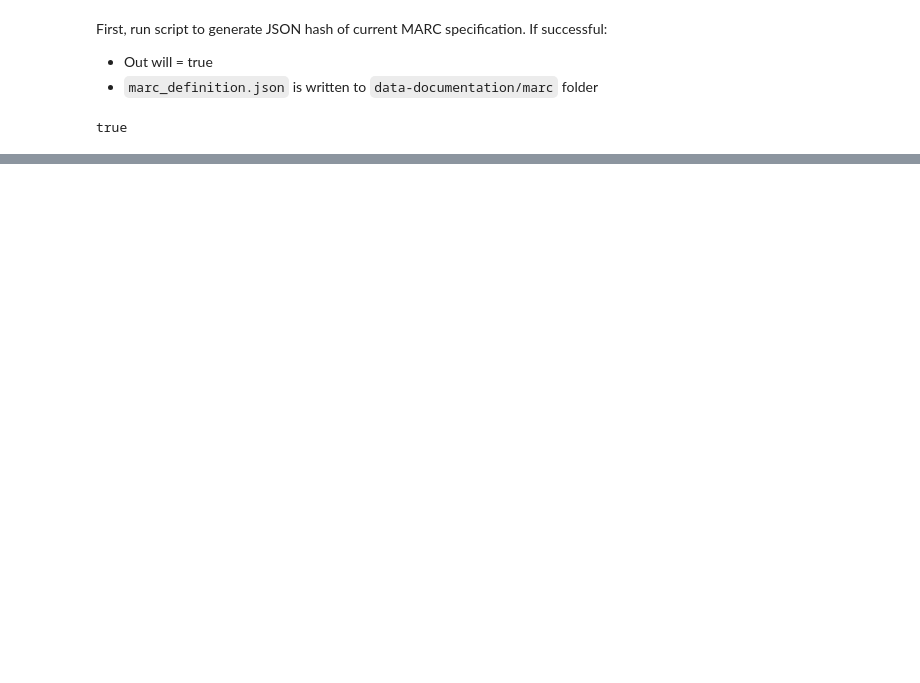
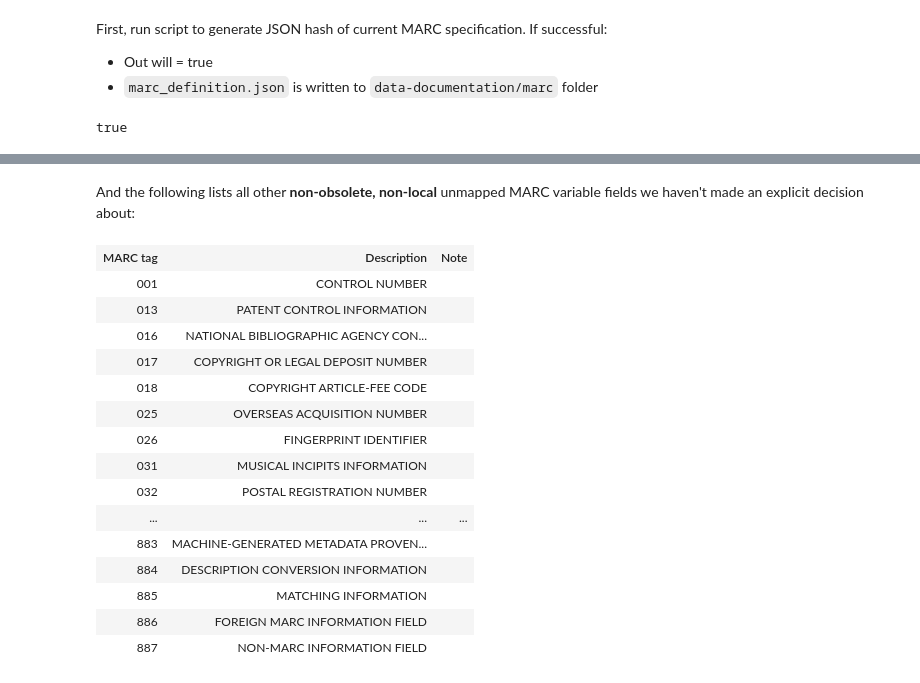
Before and after one commit to trln/data-documentation, a Jupyter notebook: marc/unmapped_marc.ipynb, the cells around one changed output, grey strips where cells are left out. Cells and saved outputs as stored; diff of their text form; code cells hidden in the pictures; blank space fills up the shorter version.

```diff
--- a/marc/unmapped_marc.ipynb
+++ b/marc/unmapped_marc.ipynb
@@ -34,0 +111,46 @@ open('unmapped_marc_subfields.json', 'w'){ |f| f.puts JSON.pretty_generate(data_
+# %% [markdown]
+And the following lists all other **non-obsolete, non-local** unmapped MARC variable fields we haven't made an explicit decision about:
+# %%
+unmapped = {}
+marc_spec.each do |tag, info|
+  if mapping_hash.has_key?(tag)
+    next
+  elsif unmapped_fields.has_key?(tag)
+    next
+  elsif tag =~ /00[356789]/
+    next
+  elsif info['context'] =~ /OBSOLETE|LOCAL/
+  else
+    unmapped[tag] = {'name' => info['name'].strip,
+                     'context' => info['context']
+      }
+  end
+end
+
+table2 = { 'MARC tag' => [],
+           'Description' => [],
+           'Note' => []
+         }
+unmapped.sort.each do |tag, info|
+  table2['MARC tag'] << tag
+  table2['Description'] << info['name']
+  table2['Note'] << info['context']
+end
+IRuby.display IRuby.table(table2, maxrows: 100)
+# %% [output]
+| MARC tag | Description | Note |
+| 001 | CONTROL NUMBER |  |
+| 013 | PATENT CONTROL INFORMATION |  |
+| 016 | NATIONAL BIBLIOGRAPHIC AGENCY CON... |  |
+| 017 | COPYRIGHT OR LEGAL DEPOSIT NUMBER |  |
+| 018 | COPYRIGHT ARTICLE-FEE CODE |  |
+| 025 | OVERSEAS ACQUISITION NUMBER |  |
+| 026 | FINGERPRINT IDENTIFIER |  |
+| 031 | MUSICAL INCIPITS INFORMATION |  |
+| 032 | POSTAL REGISTRATION NUMBER |  |
+| ... | ... | ... |
+| 883 | MACHINE-GENERATED METADATA PROVEN... |  |
+| 884 | DESCRIPTION CONVERSION INFORMATION |  |
+| 885 | MATCHING INFORMATION |  |
+| 886 | FOREIGN MARC INFORMATION FIELD |  |
+| 887 | NON-MARC INFORMATION FIELD |  |
```
Also changed, not shown: parts of 11 cells of this notebook, 5 other files.
